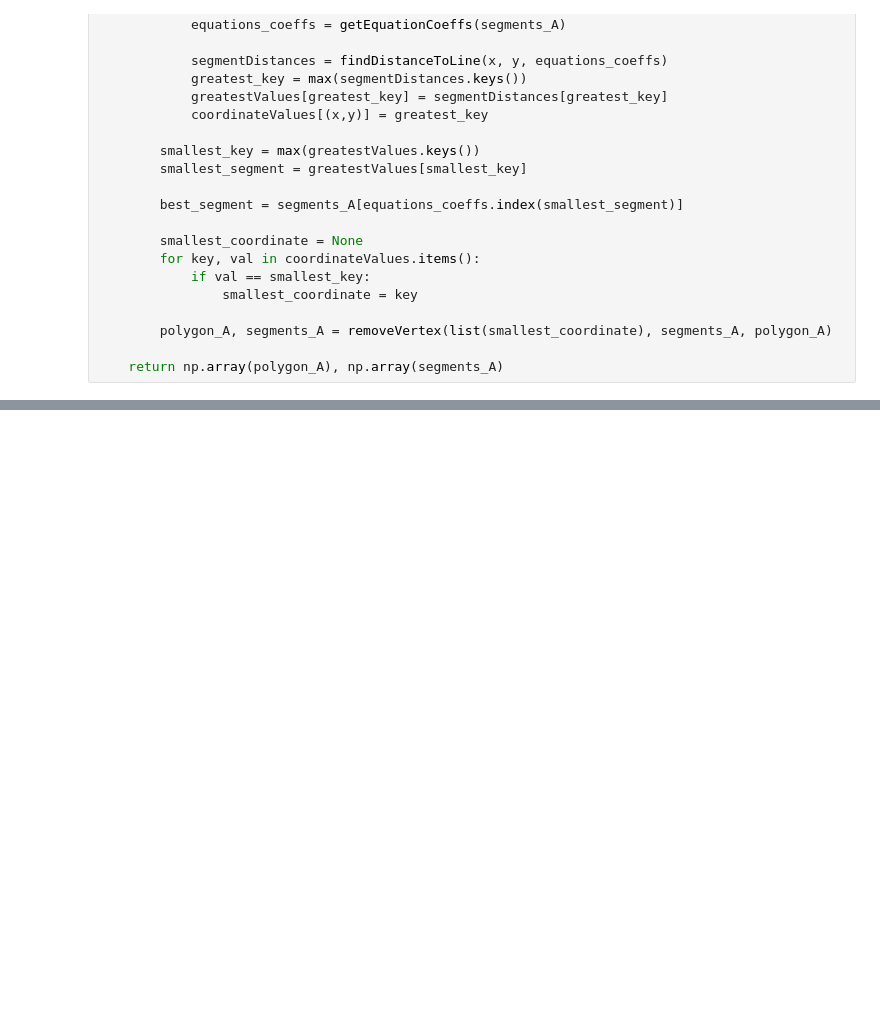
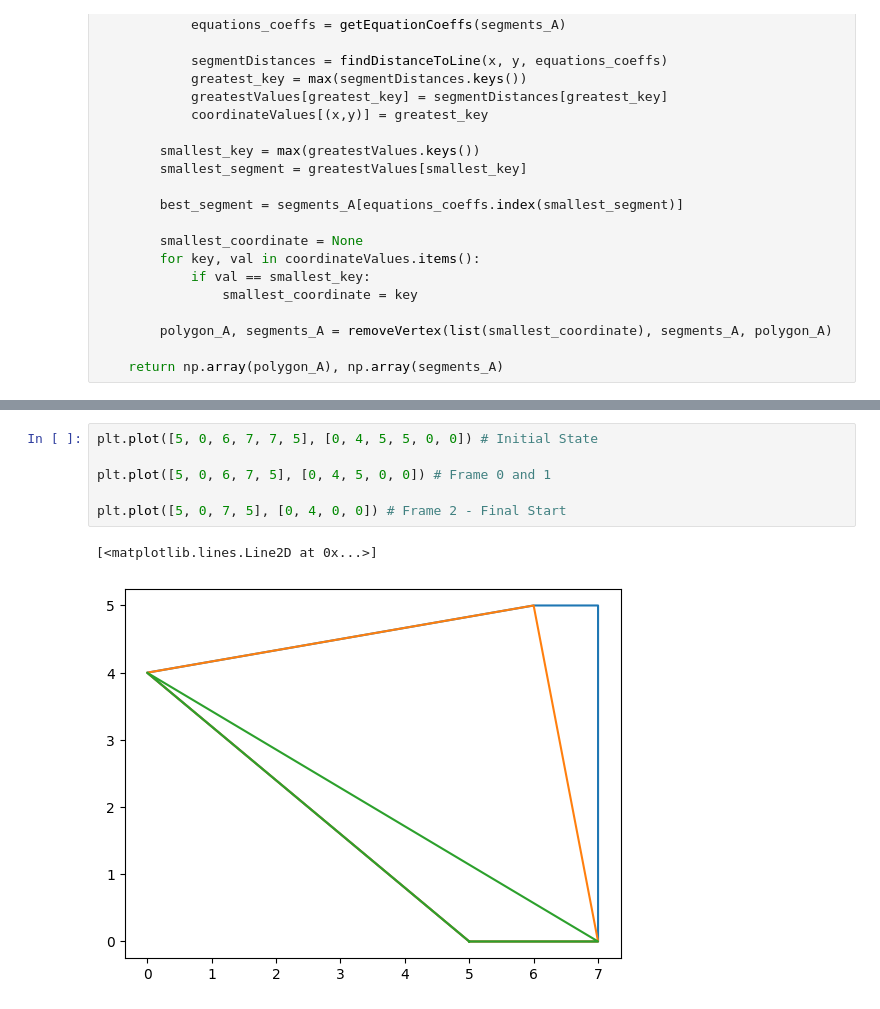
Before and after one commit to Gc0rp/vidat_scripts, a Jupyter notebook: Polygon Points and Spatial Interpolation.ipynb, the cells around one changed output, grey strips where cells are left out. Cells and saved outputs as stored; diff of their text form; blank space fills up the shorter version.

Commit message:
Added visualisation.

```diff
--- a/Polygon Points and Spatial Interpolation.ipynb
+++ b/Polygon Points and Spatial Interpolation.ipynb
@@ -350,0 +345,9 @@ Frame  10 :  Polygon ->  [[5, 0], [0, 4], [7, 0]]  Segments ->  [[[5, 0], [0, 4]
+# %%
+plt.plot([5, 0, 6, 7, 7, 5], [0, 4, 5, 5, 0, 0]) # Initial State
+
+plt.plot([5, 0, 6, 7, 5], [0, 4, 5, 0, 0]) # Frame 0 and 1
+
+plt.plot([5, 0, 7, 5], [0, 4, 0, 0]) # Frame 2 - Final Start
+# %% [output]
+[<matplotlib.lines.Line2D at 0x...>]
+[figure, added]
```
Also changed, not shown: parts of 3 cells of this notebook, 1 other file.
